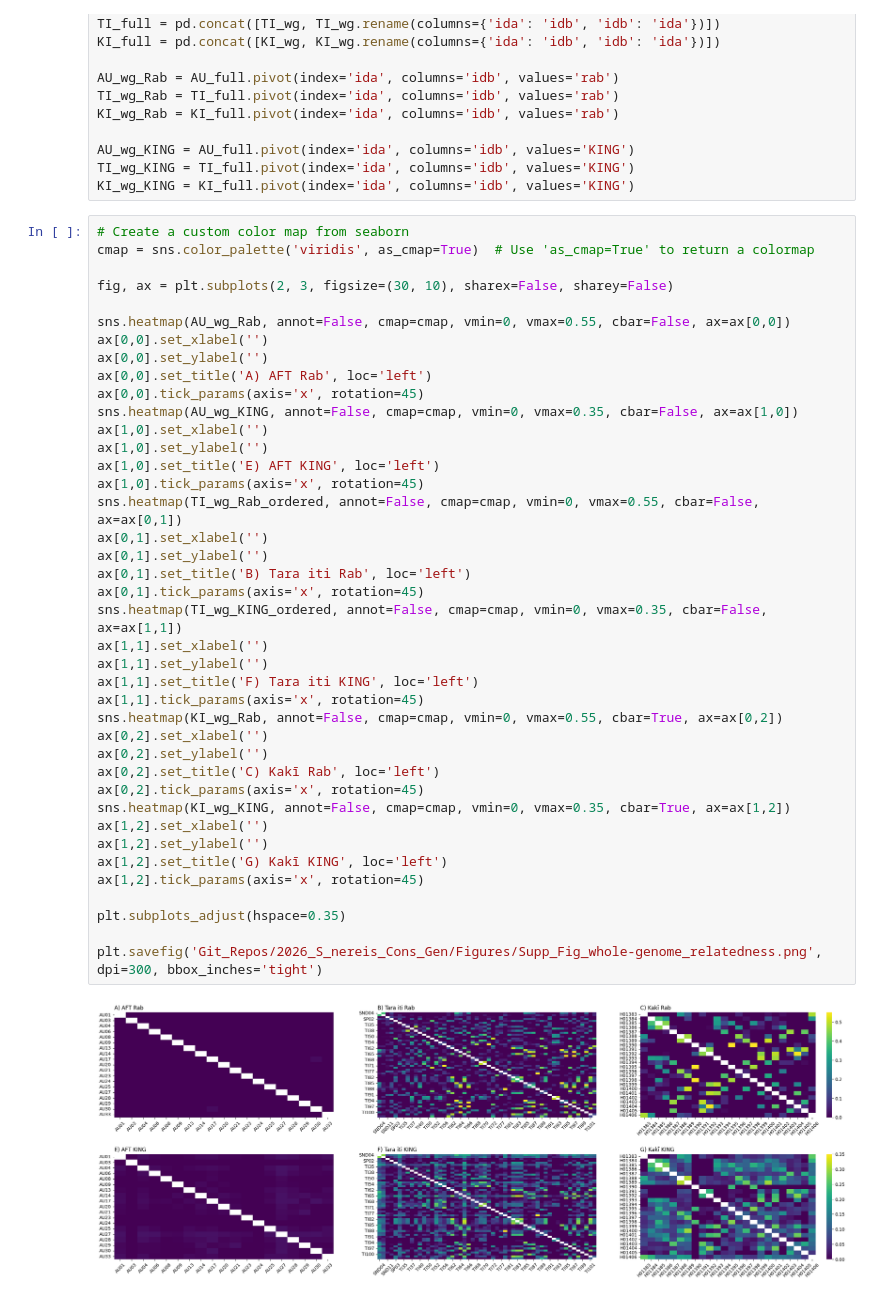
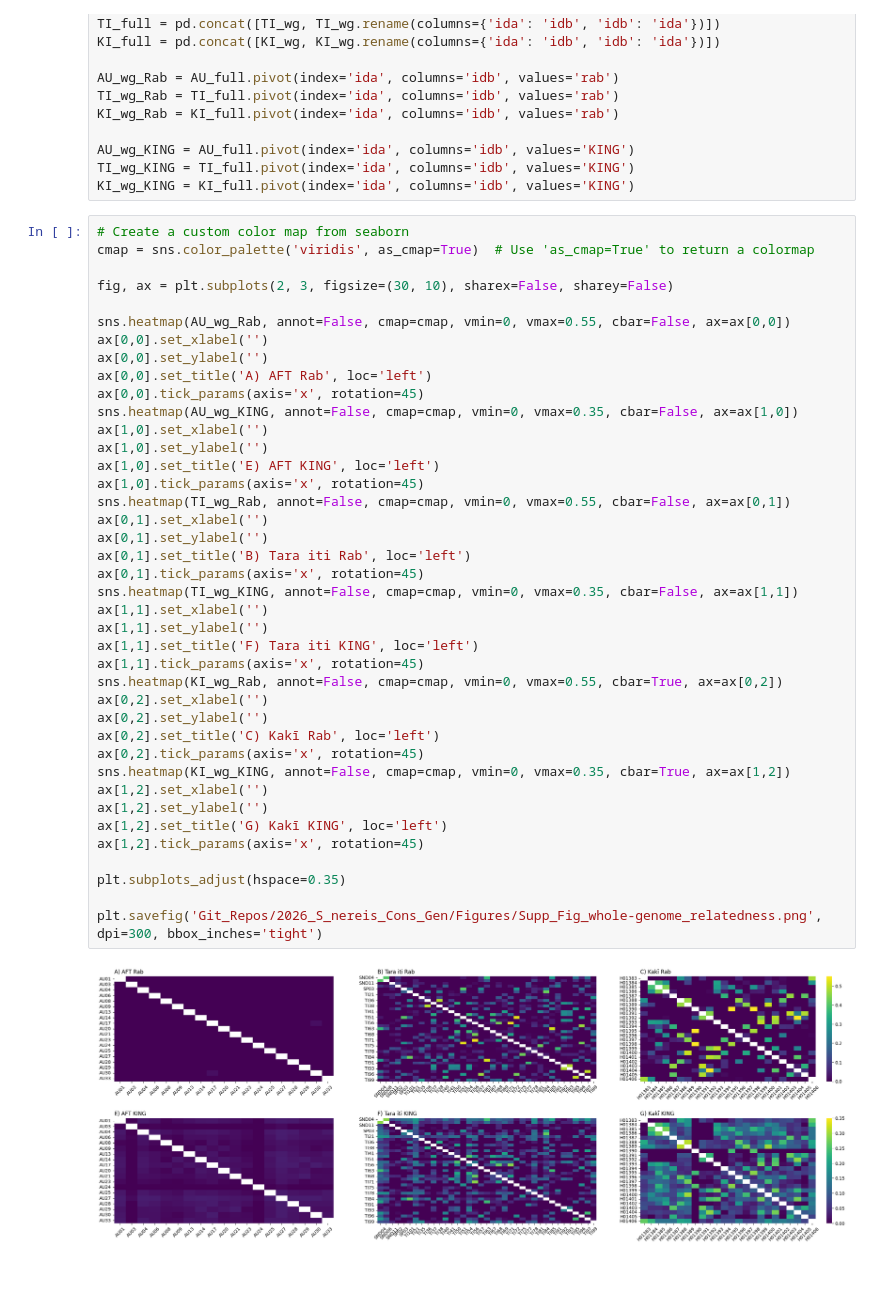
Before and after one commit to janawold1/2026_S_nereis_Cons_Gen, a Jupyter notebook: 03_Relatedness.ipynb, the cells around one changed output. Cells and saved outputs as stored; diff of their text form.

Commit message:
Updating plots and figures

```diff
--- a/03_Relatedness.ipynb
+++ b/03_Relatedness.ipynb
@@ -394,33 +413,33 @@ ax[0,0].set_ylabel('')
 ax[0,0].set_title('A) AFT Rab', loc='left')
 ax[0,0].tick_params(axis='x', rotation=45)
 sns.heatmap(AU_wg_KING, annot=False, cmap=cmap, vmin=0, vmax=0.35, cbar=False, ax=ax[1,0])
 ax[1,0].set_xlabel('')
 ax[1,0].set_ylabel('')
 ax[1,0].set_title('E) AFT KING', loc='left')
 ax[1,0].tick_params(axis='x', rotation=45)
-sns.heatmap(TI_wg_Rab_ordered, annot=False, cmap=cmap, vmin=0, vmax=0.55, cbar=False, ax=ax[0,1])
+sns.heatmap(TI_wg_Rab, annot=False, cmap=cmap, vmin=0, vmax=0.55, cbar=False, ax=ax[0,1])
 ax[0,1].set_xlabel('')
 ax[0,1].set_ylabel('')
 ax[0,1].set_title('B) Tara iti Rab', loc='left')
 ax[0,1].tick_params(axis='x', rotation=45)
-sns.heatmap(TI_wg_KING_ordered, annot=False, cmap=cmap, vmin=0, vmax=0.35, cbar=False, ax=ax[1,1])
+sns.heatmap(TI_wg_KING, annot=False, cmap=cmap, vmin=0, vmax=0.35, cbar=False, ax=ax[1,1])
 ax[1,1].set_xlabel('')
 ax[1,1].set_ylabel('')
 ax[1,1].set_title('F) Tara iti KING', loc='left')
 ax[1,1].tick_params(axis='x', rotation=45)
 sns.heatmap(KI_wg_Rab, annot=False, cmap=cmap, vmin=0, vmax=0.55, cbar=True, ax=ax[0,2])
 ax[0,2].set_xlabel('')
 ax[0,2].set_ylabel('')
 ax[0,2].set_title('C) Kakī Rab', loc='left')
 ax[0,2].tick_params(axis='x', rotation=45)
 sns.heatmap(KI_wg_KING, annot=False, cmap=cmap, vmin=0, vmax=0.35, cbar=True, ax=ax[1,2])
 ax[1,2].set_xlabel('')
 ax[1,2].set_ylabel('')
 ax[1,2].set_title('G) Kakī KING', loc='left')
 ax[1,2].tick_params(axis='x', rotation=45)
 
 plt.subplots_adjust(hspace=0.35)
 
 plt.savefig('Git_Repos/2026_S_nereis_Cons_Gen/Figures/Supp_Fig_whole-genome_relatedness.png', dpi=300, bbox_inches='tight')
 # %% [output]
-[figure, old version]
+[figure, new version]
```
Also changed, not shown: parts of 6 cells of this notebook, 11 other files.
